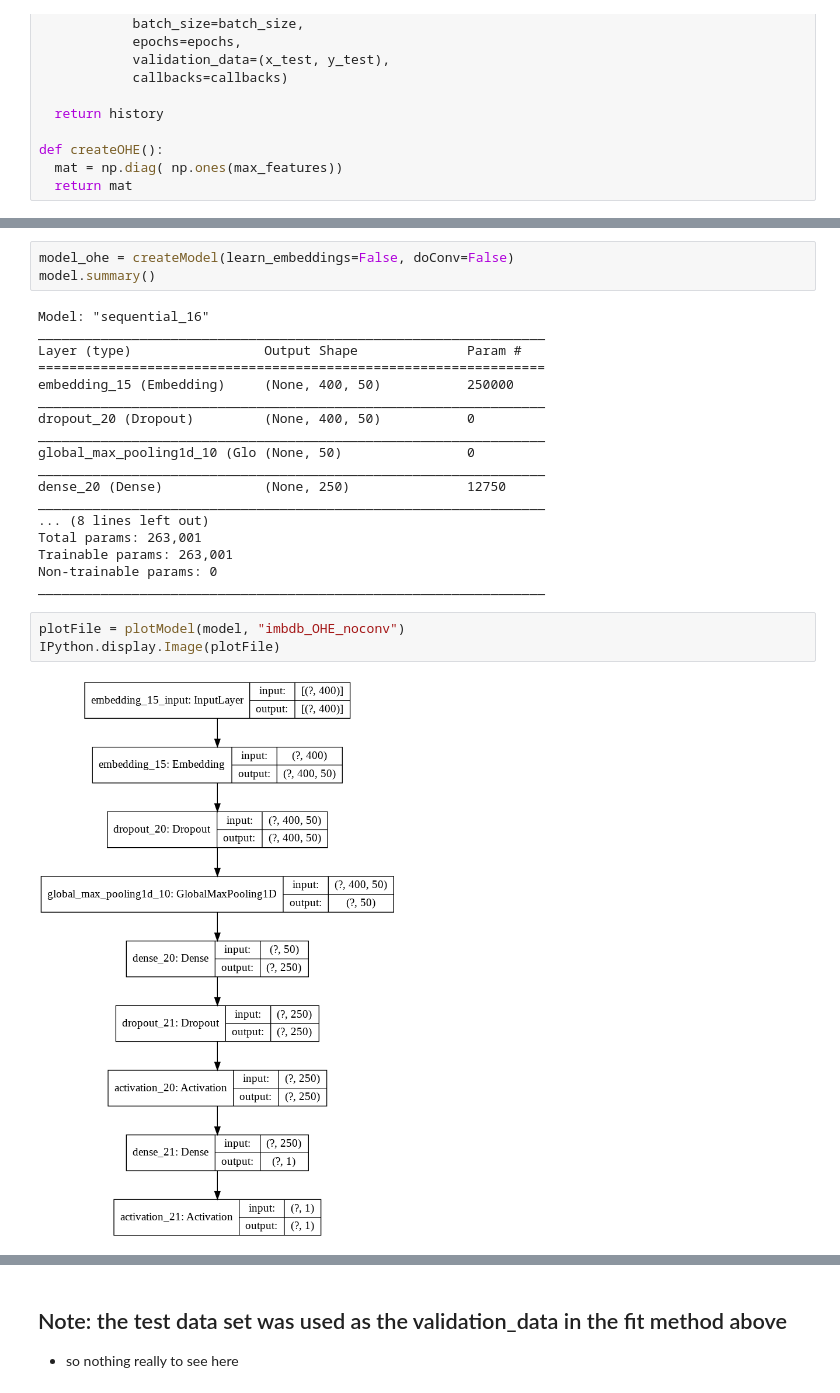
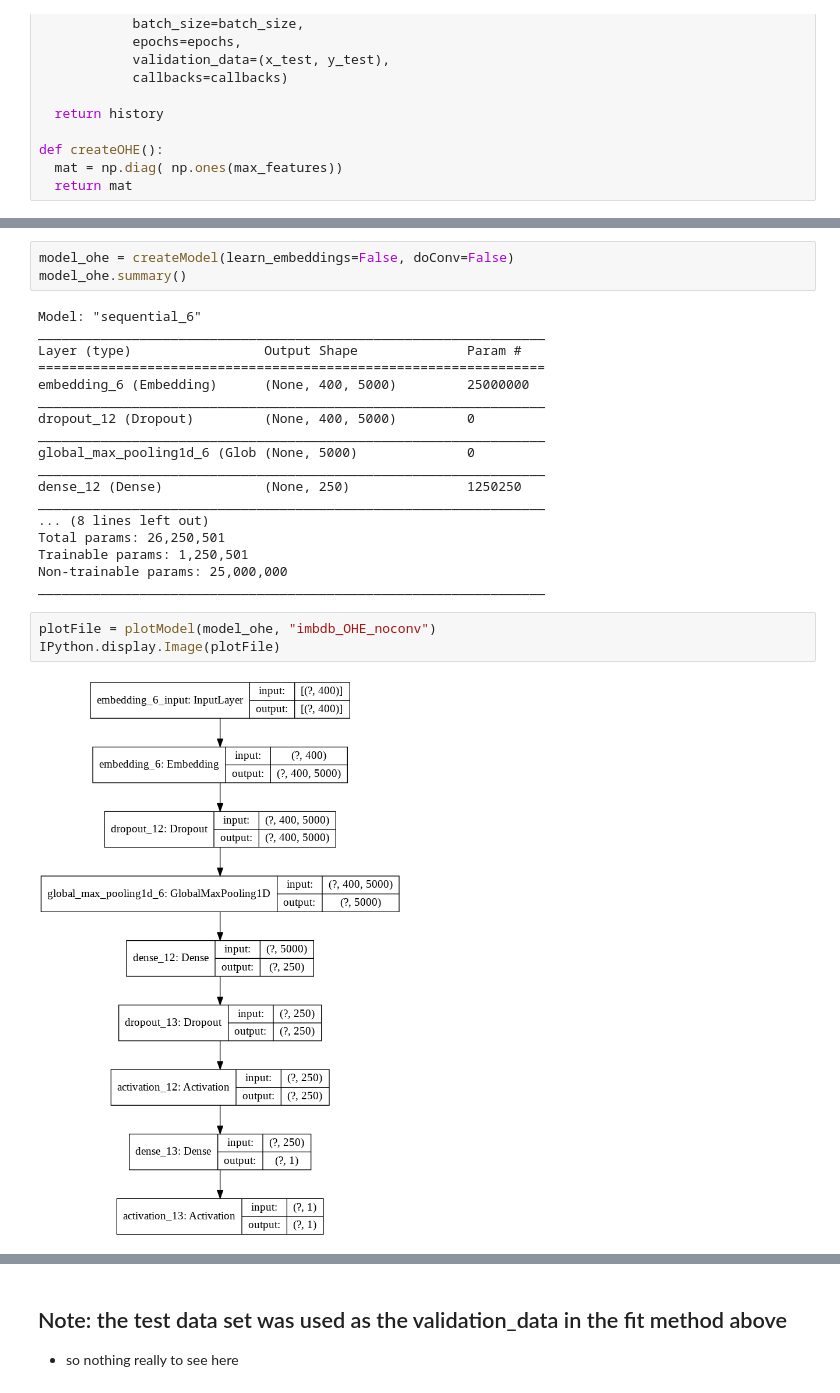
Before and after one commit to kenperry-public/ML_Fall_2019, a Jupyter notebook: Keras_examples_imdb_cnn.ipynb, the cells around one changed output, grey strips where cells are left out. Saved outputs shown, nothing was run; the diff lists cells and outputs as text.

```diff
--- a/Keras_examples_imdb_cnn.ipynb
+++ b/Keras_examples_imdb_cnn.ipynb
@@ -180,29 +192,29 @@ def createOHE():
 # %%
 model_ohe = createModel(learn_embeddings=False, doConv=False)
-model.summary()
+model_ohe.summary()
 # %% [output]
-Model: "sequential_16"
+Model: "sequential_6"
 _________________________________________________________________
 Layer (type)                 Output Shape              Param #
 =================================================================
-embedding_15 (Embedding)     (None, 400, 50)           250000
+embedding_6 (Embedding)      (None, 400, 5000)         25000000
 _________________________________________________________________
-dropout_20 (Dropout)         (None, 400, 50)           0
+dropout_12 (Dropout)         (None, 400, 5000)         0
 _________________________________________________________________
-global_max_pooling1d_10 (Glo (None, 50)                0
+global_max_pooling1d_6 (Glob (None, 5000)              0
 _________________________________________________________________
-dense_20 (Dense)             (None, 250)               12750
+dense_12 (Dense)             (None, 250)               1250250
 _________________________________________________________________
 ... (8 lines left out)
-Total params: 263,001
-Trainable params: 263,001
-Non-trainable params: 0
+Total params: 26,250,501
+Trainable params: 1,250,501
+Non-trainable params: 25,000,000
 _________________________________________________________________
 # %%
-plotFile = plotModel(model, "imbdb_OHE_noconv")
+plotFile = plotModel(model_ohe, "imbdb_OHE_noconv")
 IPython.display.Image(plotFile)
 # %% [output]
-[figure, old version]
+[figure, new version]
 # %%
 history_ohe = trainModel(model_ohe)
 # %% [output]
```
Also changed, not shown: parts of 12 cells of this notebook.
